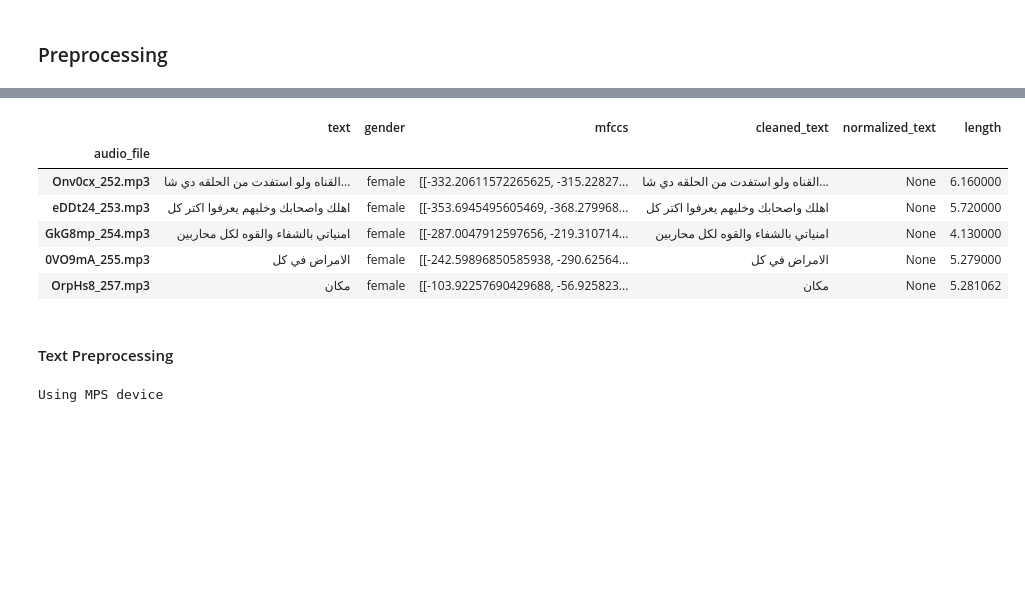
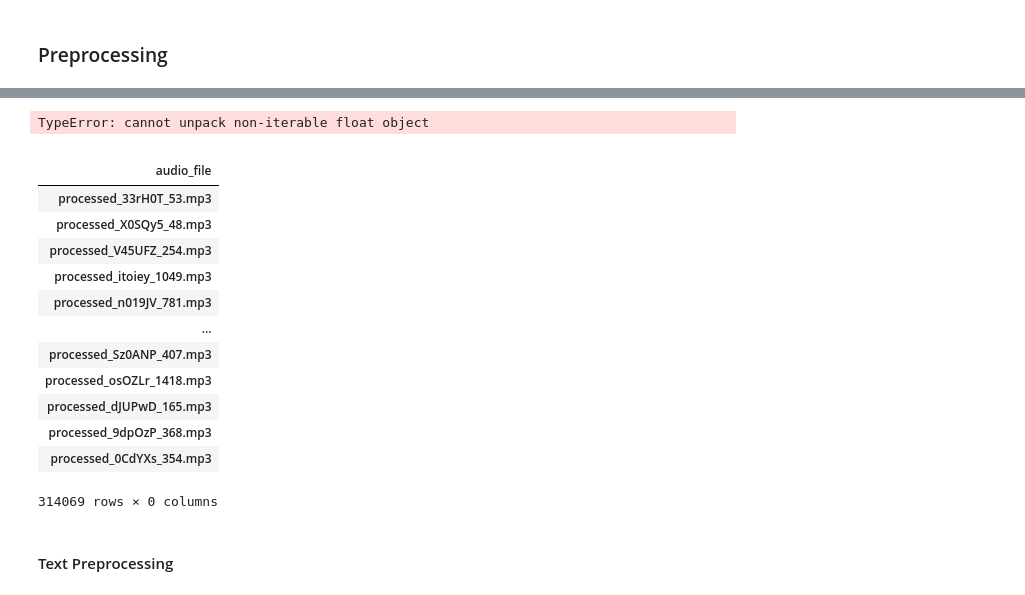
Before and after one commit to maryamabdallahmohamed/Zeroshot_TTS, a Jupyter notebook: Audio_Preprocessing.ipynb, the cells around one changed output, grey strips where cells are left out. Drawn from its saved outputs; the diff is of its cells as text; code cells hidden in the pictures; blank space fills up the shorter version.

```diff
--- a/Audio_Preprocessing.ipynb
+++ b/Audio_Preprocessing.ipynb
@@ -154,0 +234,7 @@ df.to_csv("Preprocessed_df.csv")
+# %%
+
+new_df = pd.DataFrame(processed, columns=['audio_file'])
+new_df.set_index('audio_file', inplace=True)
+
+new_df.drop(['length','mfccs'],inplace=True,axis=1)
+new_df
@@ -154,0 +269,3 @@ df.to_csv("Preprocessed_df.csv")
+# %%
+processed=pd.merge(new_df,df,how='left',on='audio_file')
+print(processed.shape)
@@ -155,3 +274,7 @@ df.to_csv("Preprocessed_df.csv")
 # %%
-df['length'].describe()
-df=df[(df['length']<10) & (df['length']>2)]
+processed
+
+processed['original_audio_file'] = processed['audio_file'].str.replace('processed_', '')
+
+processed['text'] = processed['original_audio_file'].map(df.set_index('audio_file')['text'])
+processed
@@ -158,22 +297,46 @@ df=df[(df['length']<10) & (df['length']>2)]
+# %%
+
+def compute_audio_features(audio_path):
+    signal, rate = librosa.load(audio_path, sr=16000)
+    length = len(signal) / rate
+
+    return length
+
+def compute_additional_features(audio_path, audio_filename, df):
+    length, mfccs = compute_audio_features(audio_path)
+
+    df.at[audio_filename, 'length'] = length
+
+
+    df.at[audio_filename, 'cleaned_text'] = transcription_preprocessing(df.at[audio_filename, 'text'])
+
+
+    return df
+
+
+
+for audio_filename in new_df.index:
+    audio_path = f"processed_audio/{audio_filename}"
+    new_df = compute_additional_features(audio_path, audio_filename, new_df)
+# %% [output]
+TypeError: cannot unpack non-iterable float object
 # %%
-df.tail()
+# new_df.rename(columns={0: 'audio_file'}, inplace=True)
+new_df
 # %% [output]
-|  | text | gender | mfccs | cleaned_text | normalized_text | length |
-| audio_file |  |  |  |  |  |  |
-| Onv0cx_252.mp3 | القناه ولو استفدت من الحلقه دي شا... | female | [[-332.20611572265625, -315.22827... | القناه ولو استفدت من الحلقه دي شا... | None | 6.160000 |
-| eDDt24_253.mp3 | اهلك واصحابك وخليهم يعرفوا اكتر كل | female | [[-353.6945495605469, -368.279968... | اهلك واصحابك وخليهم يعرفوا اكتر كل | None | 5.720000 |
-| GkG8mp_254.mp3 | امنياتي بالشفاء والقوه لكل محاربين | female | [[-287.0047912597656, -219.310714... | امنياتي بالشفاء والقوه لكل محاربين | None | 4.130000 |
-| 0VO9mA_255.mp3 | الامراض في كل | female | [[-242.59896850585938, -290.62564... | الامراض في كل | None | 5.279000 |
-| OrpHs8_257.mp3 | مكان | female | [[-103.92257690429688, -56.925823... | مكان | None | 5.281062 |
+|  |
+| audio_file |
+| processed_33rH0T_53.mp3 |
+| processed_X0SQy5_48.mp3 |
+| processed_V45UFZ_254.mp3 |
+| processed_itoiey_1049.mp3 |
+| processed_n019JV_781.mp3 |
+| ... |
+| processed_Sz0ANP_407.mp3 |
+| processed_osOZLr_1418.mp3 |
+| processed_dJUPwD_165.mp3 |
+| processed_9dpOzP_368.mp3 |
+| processed_0CdYXs_354.mp3 |
+314069 rows × 0 columns
 # %% [markdown]
 #### Text Preprocessing
-# %%
-import torch
-if torch.backends.mps.is_available():
-    device = torch.device("mps")
-    print("Using MPS device")
-else:
-    device = torch.device("cpu")
-    print("MPS device not found, using CPU")
-# %% [output]
-Using MPS device
```
Also changed, not shown: parts of 26 cells of this notebook, 9 other files.
